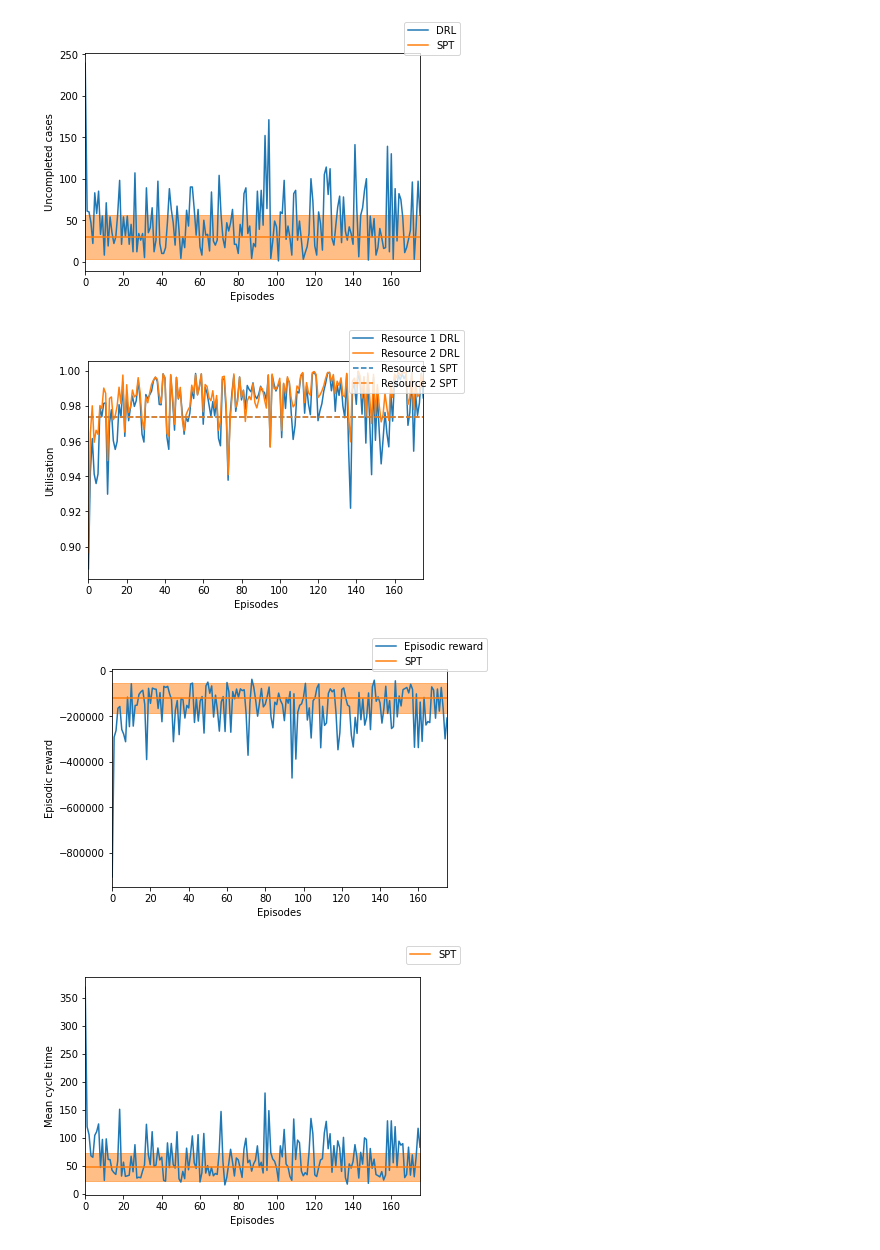
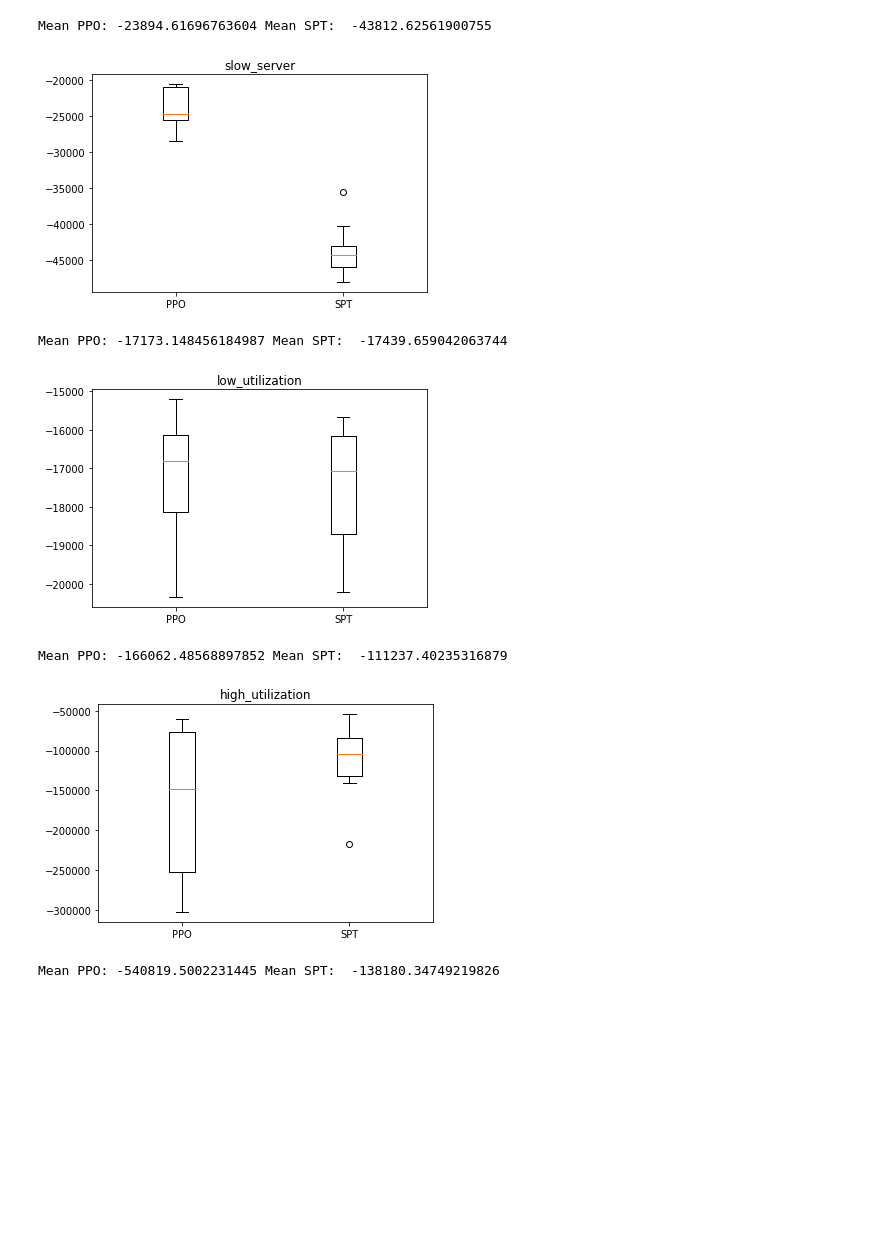
Before and after one commit to eliransc/new_bpo_bayes, a Jupyter notebook: results.ipynb, the cells around one changed output. Drawn from its saved outputs; the diff is of its cells as text; code cells hidden in the pictures; blank space fills up the shorter version.

```diff
--- a/results.ipynb
+++ b/results.ipynb
@@ -26,60 +6,19 @@ slow_server_SPT
-# %%
-fig, ax = plt.subplots()
-
-ax.plot(slow_server_training.index, slow_server_training['uncompleted_cases'], label='DRL')
-uncompleted_cases = np.mean(slow_server_SPT['uncompleted_cases'])
-uncompleted_cases_std = np.std(slow_server_SPT['uncompleted_cases'])
-ax.axhline(uncompleted_cases, color='C1', label='SPT')
-ax.fill_between(slow_server_training.index, [uncompleted_cases+uncompleted_cases_std for i in slow_server_training.index], [uncompleted_cases-uncompleted_cases_std for i in slow_server_training.index], alpha=0.5, color='C1')
-ax.set_xlabel('Episodes')
-ax.set_ylabel('Uncompleted cases')
-ax.set_xlim(slow_server_training.index[0], slow_server_training.index[-1])
-fig.legend()
-fig.show()
-
-
-fig, ax = plt.subplots()
-ax.plot(slow_server_training.index, slow_server_training['Resource 1'], label='Resource 1 DRL', color='C0')
-ax.plot(slow_server_training.index, slow_server_training['Resource 2'], label='Resource 2 DRL', color='C1')
-utilisation_SPT = np.mean(slow_server_SPT['Resource 1'])
-utilisation2_SPT = np.mean(slow_server_SPT['Resource 1'])
-ax.axhline(utilisation_SPT, label='Resource 1 SPT', color='C0', linestyle='--')
-ax.axhline(utilisation2_SPT, label='Resource 2 SPT', color='C1', linestyle='--')
-ax.set_xlabel('Episodes')
-ax.set_ylabel('Utilisation')
-ax.set_xlim(slow_server_training.index[0], slow_server_training.index[-1])
-fig.legend()
-fig.show()
-
-
-fig, ax = plt.subplots()
-ax.plot(slow_server_training.index, slow_server_training['total_reward'], label='Episodic reward')
-total_reward = np.mean(slow_server_SPT['total_reward'])
-total_reward_std = np.std(slow_server_SPT['total_reward'])
-ax.axhline(total_reward, color='C1', label='SPT')
-ax.fill_between(slow_server_training.index, [total_reward+total_reward_std for i in slow_server_training.index], [total_reward-total_reward_std for i in slow_server_training.index], alpha=0.5, color='C1')
-ax.set_xlabel('Episodes')
-ax.set_ylabel('Episodic reward')
-ax.set_xlim(slow_server_training.index[0], slow_server_training.index[-1])
-fig.legend()
-fig.show()
-
-
-fig, ax = plt.subplots()
-ax.plot(slow_server_training.index, slow_server_training['mean_cycle_time'])
-mean_cycle = np.mean(slow_server_SPT['mean_cycle_time'])
-mean_cycle_std = np.std(slow_server_SPT['mean_cycle_time'])
-ax.axhline(mean_cycle, color='C1', label='SPT')
-ax.fill_between(slow_server_training.index, [mean_cycle+mean_cycle_std for i in slow_server_training.index], [mean_cycle-mean_cycle_std for i in slow_server_training.index], alpha=0.5, color='C1')
-ax.set_xlabel('Episodes')
-ax.set_ylabel('Mean cycle time')
-ax.set_xlim(slow_server_training.index[0], slow_server_training.index[-1])
-fig.legend()
-fig.show()
-
-#ax2.plot(slow_server_training.index, slow_server_training.mean_cycle_time, color='C1', label='')
-# %% [output]
-[figure, removed]
-[figure, removed]
-[figure, removed]
-[figure, removed]
+# %%
+for problem in ['slow_server', 'low_utilization', 'high_utilization', 'complete']:
+    ppo = pd.read_csv(f'results/PPOPlanner_results_{problem}.txt')
+    spt = pd.read_csv(f'results/ShortestProcessingTime_results_{problem}.txt')
+
+    plt.title(problem)
+    data = [ppo['total_reward'], spt['total_reward']]
+    print('Mean PPO:', np.mean(ppo['total_reward']), 'Mean SPT: ', np.mean(spt['total_reward']))
+    plt.boxplot(data)
+    plt.xticks([1, 2], ['PPO', 'SPT'])
+    plt.show()
+# %% [output]
+Mean PPO: -23894.61696763604 Mean SPT:  -43812.62561900755
+[figure, added]
+Mean PPO: -17173.148456184987 Mean SPT:  -17439.659042063744
+[figure, added]
+Mean PPO: -166062.48568897852 Mean SPT:  -111237.40235316879
+[figure, added]
+Mean PPO: -540819.5002231445 Mean SPT:  -138180.34749219826
```
Also changed, not shown: parts of 4 cells of this notebook, 14 other files.
